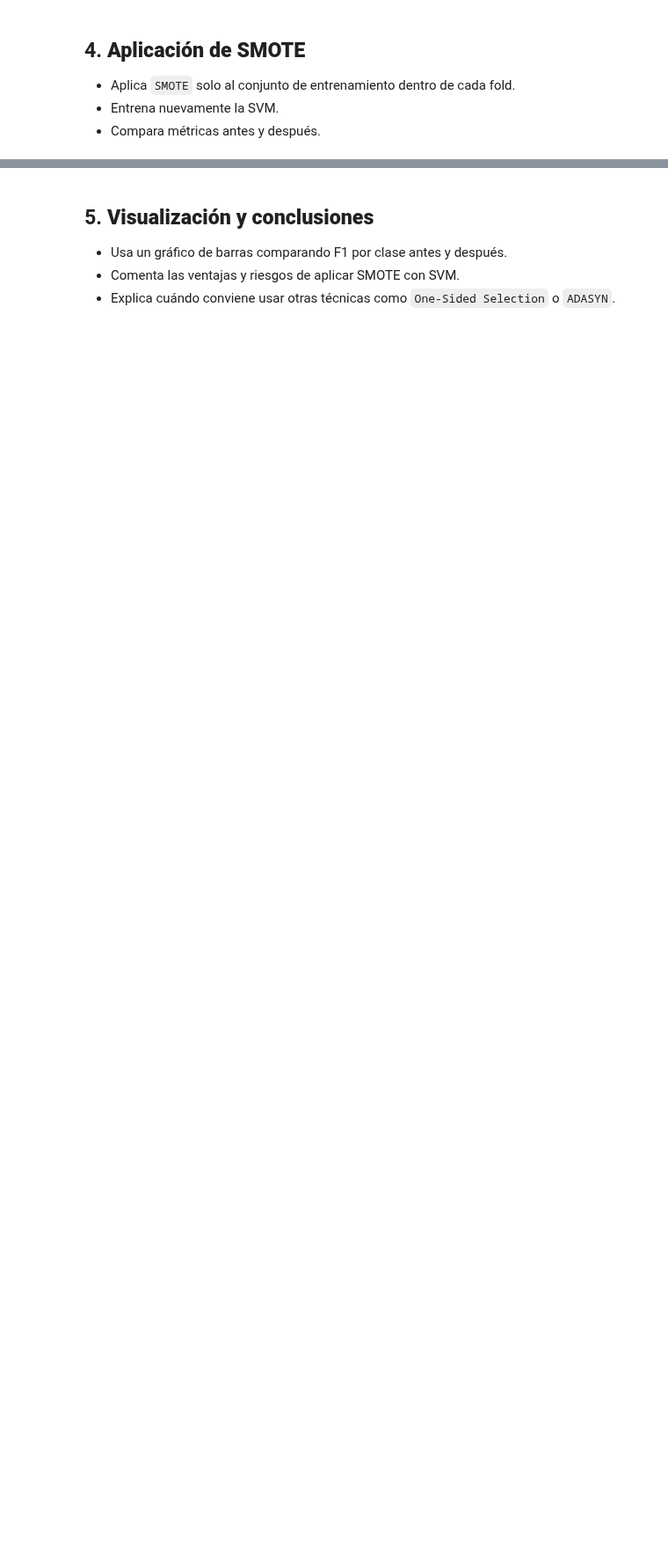
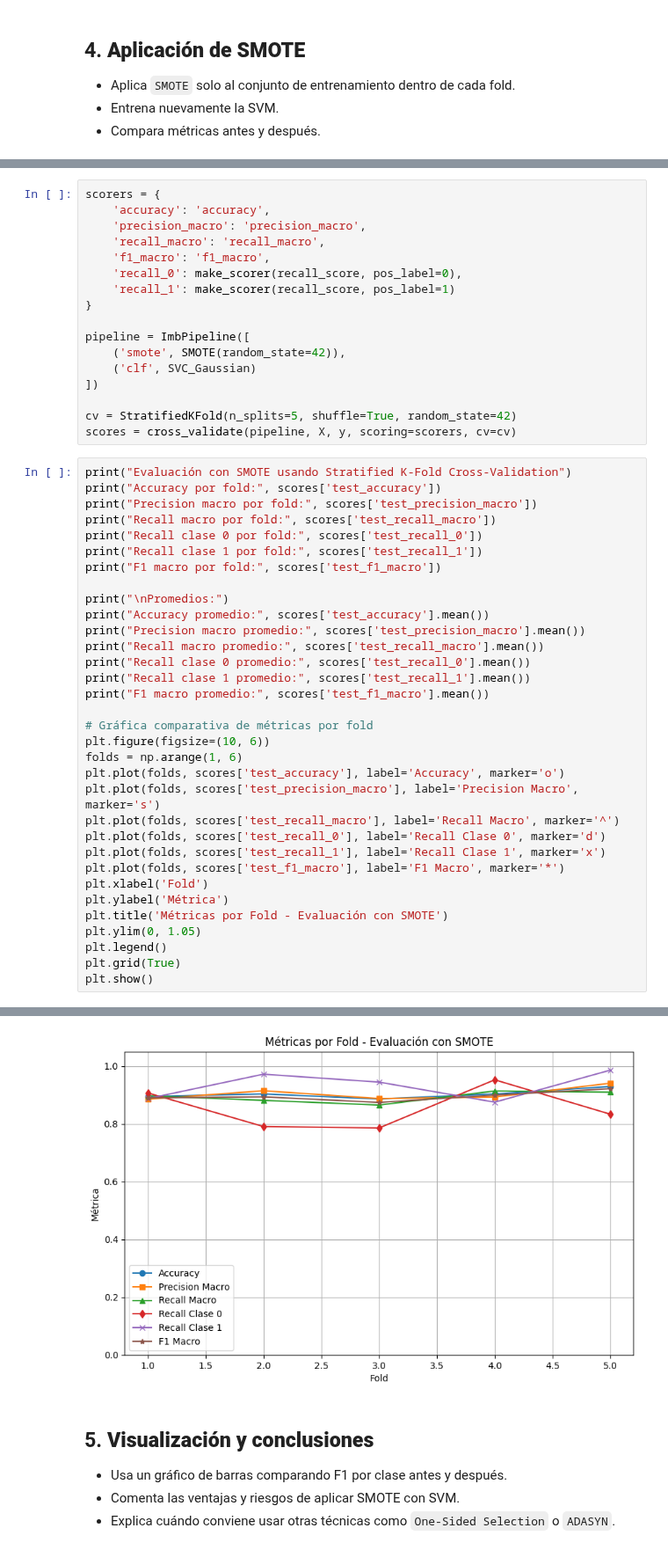
Before and after one commit to LailaBulh/Programacion---Claas-Files, a Jupyter notebook: Tarea_SVM_Clases_No_Balanceadas.ipynb, the cells around one changed output, grey strips where cells are left out. Shown at 88% size. Cells and saved outputs as stored; diff of their text form; blank space fills up the shorter version.

```diff
--- a/Tarea_SVM_Clases_No_Balanceadas.ipynb
+++ b/Tarea_SVM_Clases_No_Balanceadas.ipynb
@@ -186,0 +175,51 @@ weighted avg      0.929     0.920     0.918       113
+# %%
+scorers = {
+    'accuracy': 'accuracy',
+    'precision_macro': 'precision_macro',
+    'recall_macro': 'recall_macro',
+    'f1_macro': 'f1_macro',
+    'recall_0': make_scorer(recall_score, pos_label=0),
+    'recall_1': make_scorer(recall_score, pos_label=1)
+}
+
+pipeline = ImbPipeline([
+    ('smote', SMOTE(random_state=42)),
+    ('clf', SVC_Gaussian)
+])
+
+cv = StratifiedKFold(n_splits=5, shuffle=True, random_state=42)
+scores = cross_validate(pipeline, X, y, scoring=scorers, cv=cv)
+# %%
+print("Evaluación con SMOTE usando Stratified K-Fold Cross-Validation")
+print("Accuracy por fold:", scores['test_accuracy'])
+print("Precision macro por fold:", scores['test_precision_macro'])
+print("Recall macro por fold:", scores['test_recall_macro'])
+print("Recall clase 0 por fold:", scores['test_recall_0'])
+print("Recall clase 1 por fold:", scores['test_recall_1'])
+print("F1 macro por fold:", scores['test_f1_macro'])
+
+print("\nPromedios:")
+print("Accuracy promedio:", scores['test_accuracy'].mean())
+print("Precision macro promedio:", scores['test_precision_macro'].mean())
+print("Recall macro promedio:", scores['test_recall_macro'].mean())
+print("Recall clase 0 promedio:", scores['test_recall_0'].mean())
+print("Recall clase 1 promedio:", scores['test_recall_1'].mean())
+print("F1 macro promedio:", scores['test_f1_macro'].mean())
+
+# Gráfica comparativa de métricas por fold
+plt.figure(figsize=(10, 6))
+folds = np.arange(1, 6)
+plt.plot(folds, scores['test_accuracy'], label='Accuracy', marker='o')
+plt.plot(folds, scores['test_precision_macro'], label='Precision Macro', marker='s')
+plt.plot(folds, scores['test_recall_macro'], label='Recall Macro', marker='^')
+plt.plot(folds, scores['test_recall_0'], label='Recall Clase 0', marker='d')
+plt.plot(folds, scores['test_recall_1'], label='Recall Clase 1', marker='x')
+plt.plot(folds, scores['test_f1_macro'], label='F1 Macro', marker='*')
+plt.xlabel('Fold')
+plt.ylabel('Métrica')
+plt.title('Métricas por Fold - Evaluación con SMOTE')
+plt.ylim(0, 1.05)
+plt.legend()
+plt.grid(True)
+plt.show()
+# %% [output]
@@ -187,3 +241,4 @@ weighted avg      0.929     0.920     0.918       113
+[figure, added]
 # %% [markdown]
 ## 5. **Visualización y conclusiones**
    - Usa un gráfico de barras comparando F1 por clase antes y después.
```
Also changed, not shown: parts of 7 cells of this notebook.
